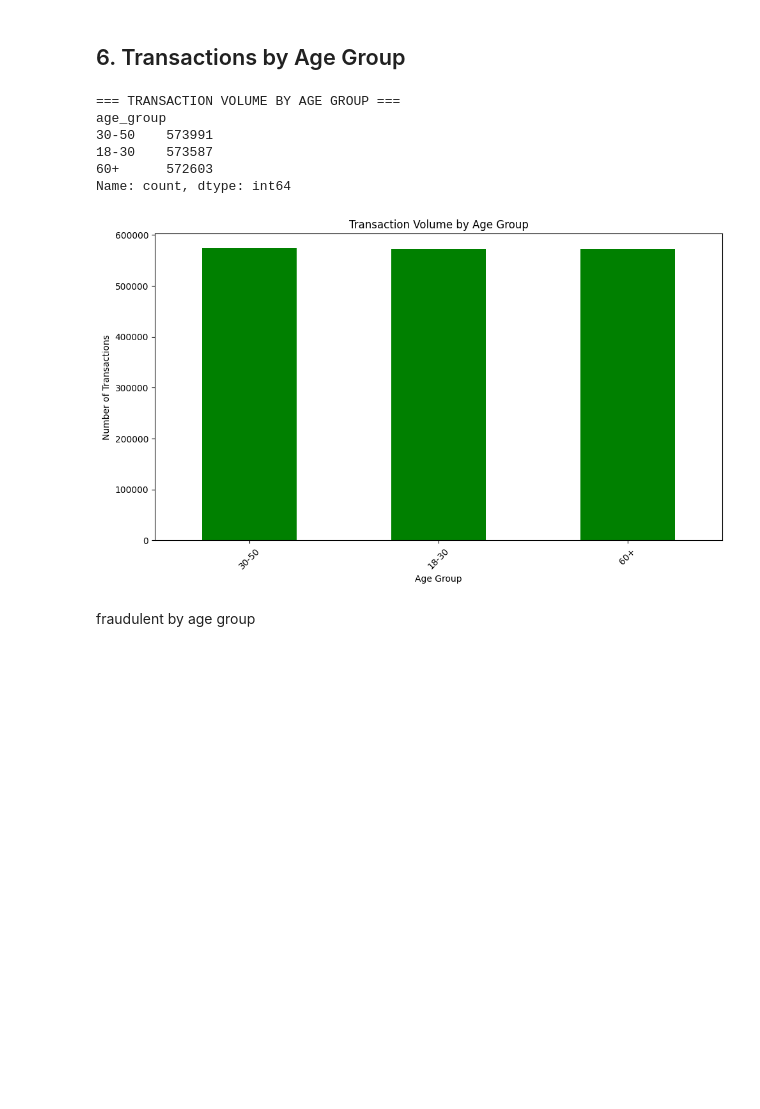
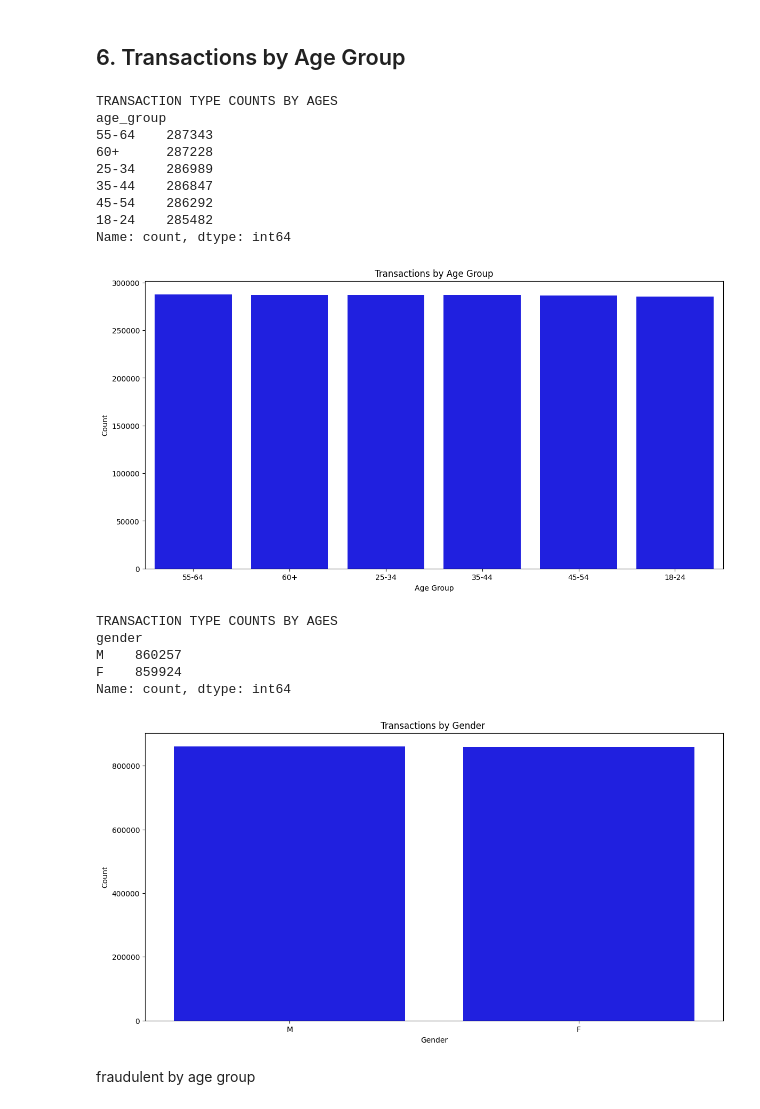
Before and after one commit to Qwodjo/Ghana-mobile-money-insights, a Jupyter notebook: notebooks/EDA_analysis.ipynb, the cells around one changed output. Cells and saved outputs as stored; diff of their text form; code cells hidden in the pictures; blank space fills up the shorter version.

```diff
--- a/notebooks/EDA_analysis.ipynb
+++ b/notebooks/EDA_analysis.ipynb
@@ -10,7 +10,7 @@ import seaborn as sns
 # %% [markdown]
 ## 2. Load Cleaned Dataset
 # %%
-EDA=pd.read_csv(r"C:\Users\JB\OneDrive\Desktop\Real_clean_data.csv")
+EDA=pd.read_csv(r"C:\Users\JB\OneDrive\Desktop\Joseph_clean_data.csv")
 # %% [markdown]
 ## 3. Dataset Overview
 # %%
@@ -144,37 +112,49 @@ if 'region' in EDA.columns:
 # %% [markdown]
 ## 6. Transactions by Age Group
 # %%
+
+print("TRANSACTION TYPE COUNTS BY AGES ")
+print(EDA['age_group'].value_counts())
+
+# Bar plot for transactions by age group
+plt.figure(figsize=(14,7))
+sns.countplot(x='age_group', data=EDA,color="blue", order=EDA['age_group'].value_counts().index)
+plt.title('Transactions by Age Group')
+plt.xlabel('Age Group')
+plt.ylabel('Count')
+plt.show()
 
 
 
 
-def analyze_transactions_by_age(df):
-    print("=== TRANSACTION VOLUME BY AGE GROUP ===")
 
-    age_transactions = df['age_group'].value_counts()
-    print(age_transactions)
+print("TRANSACTION TYPE COUNTS BY AGES ")
+print(EDA['gender'].value_counts())
 
-    # Plot
-    plt.figure(figsize=(10, 6))
-    age_transactions.plot(kind='bar', color='green')
-    plt.title('Transaction Volume by Age Group')
-    plt.xlabel('Age Group')
-    plt.ylabel('Number of Transactions')
-    plt.xticks(rotation=45)
-    plt.tight_layout()
-    plt.show()
-
-    return age_transactions
-
-age_volume = analyze_transactions_by_age(EDA)
+# Bar plot for transactions by age group
+plt.figure(figsize=(14,7))
+sns.countplot(x= 'gender', data=EDA,color="blue", order=EDA['gender'].value_counts().index)
+plt.title('Transactions by Gender ')
+plt.xlabel('Gender')
+plt.ylabel('Count')
+plt.show()
 # %% [output]
-=== TRANSACTION VOLUME BY AGE GROUP ===
+TRANSACTION TYPE COUNTS BY AGES
 age_group
-30-50    573991
-18-30    573587
-60+      572603
+55-64    287343
+60+      287228
+25-34    286989
+35-44    286847
+45-54    286292
+18-24    285482
 Name: count, dtype: int64
-[figure, old version]
+[figure, new version]
+TRANSACTION TYPE COUNTS BY AGES
+gender
+M    860257
+F    859924
+Name: count, dtype: int64
+[figure, added]
 # %% [markdown]
 fraudulent by age group
 # %%
```
Also changed, not shown: parts of 8 cells of this notebook, 2 other files.
